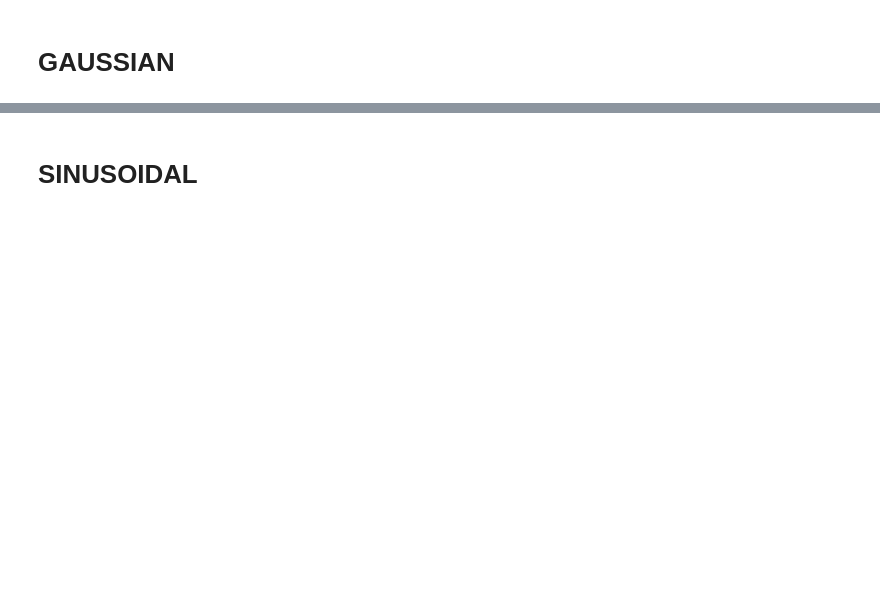
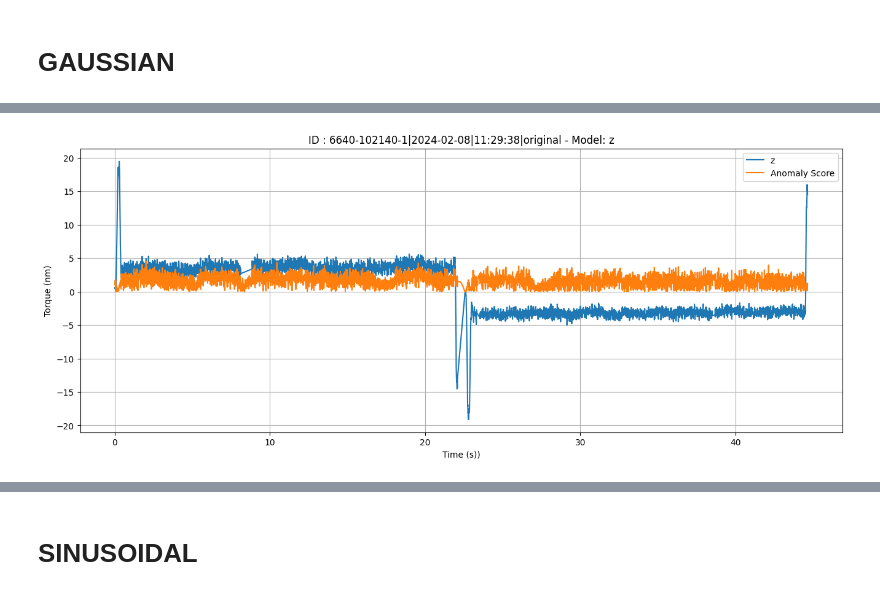
Before and after one commit to luukverkleij/PredictiveMaintenance, a Jupyter notebook: bodyshop-project/src/gaussian-experiments.ipynb, the cells around one changed output, grey strips where cells are left out. Saved outputs shown, nothing was run; the diff lists cells and outputs as text; code cells hidden in the pictures; blank space fills up the shorter version.

```diff
--- a/bodyshop-project/src/gaussian-experiments.ipynb
+++ b/bodyshop-project/src/gaussian-experiments.ipynb
@@ -182,0 +87,2 @@ models = {"z" : m.ZScore(), "mz" : m.MZScore(), "lof" : m.LOF(), 'if' : m.IF()}
+# %%
+df_in = pd.read_parquet(os.getcwd() + "/" + g.path_tracks)
@@ -183,2 +111,18 @@ models = {"z" : m.ZScore(), "mz" : m.MZScore(), "lof" : m.LOF(), 'if' : m.IF()}
+# %%
+def load_or_run_experiments(load_experiments, params, name_func, run_func, df, models, exp_columns, syn_column, synratio, ids):
+    experiments = {}
+    if load_experiments:
+        for intensity in params:
+            name = name_func(synratio, intensity, ids)
+            print(f"Loading Experiment {name}")
+            experiments[name] = Experiment.unpickle(name)
+        print("Experiments Loaded")
+    else:
+        for intensity in params:
+            print(f"Running Experiment {name_func.__name__.split('_')[1]} {intensity}")
+            exp = run_func(df, models, exp_columns, syn_column, synratio, intensity, robotids=ids)
+            experiments[exp.name] = exp
+        print("Finished Running Experiments")
+    return experiments
 # %% [markdown]
 # GAUSSIAN
@@ -211,0 +129,2 @@ exps_gaussian = {}
+# %%
+exps_gaussian = load_or_run_experiments(load_experiments, guassian_params, name_guassian_experiment, run_gaussian_experiment, df_in, models, exp_columns, syn_column, synratio, ids)
@@ -211,0 +149,3 @@ exps_gaussian = {}
+# %%
+exp = exps_gaussian['gaussian_0.1_0.1_6640-102140-1']
+exp.results['df']
@@ -212,2 +166,20 @@ exps_gaussian = {}
+# %%
+def plot_experiments(exp, model, id=None):
+    df = exp.results['df'].sort_values(by='timeindex')
+    df = df[df['seqid'] == id]
+    plt.figure(figsize=(16, 6))
+
+    plt.plot(df['timeindex'], df['torqueactual'], label=model)
+    plt.plot(df['timeindex'], df[model], label='Anomaly Score')
+
+    plt.xlabel('Time (s))')
+    plt.ylabel('Torque (nm)')
+    plt.title(f'ID : {id} - Model: {model}')
+    plt.legend()
+    plt.grid(True)
+
+plot_experiments(exp, 'z', np.random.choice(exp.results['df']['seqid'].unique()))
+# %% [output]
+[figure, added]
 # %%
 rp_curves = {}
```
Also changed, not shown: parts of 20 cells of this notebook, 26 other files.
